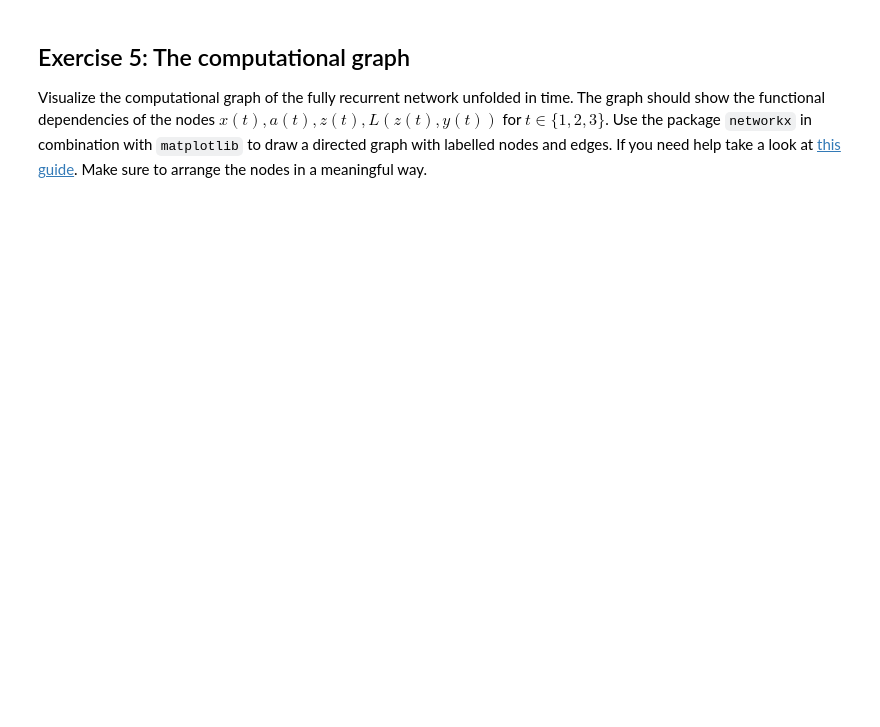
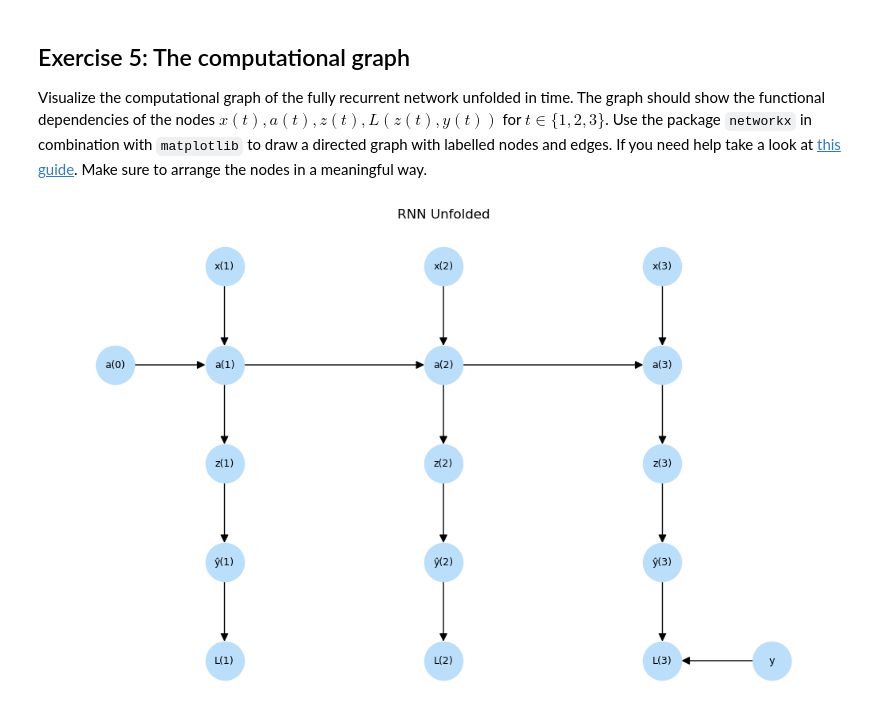
Before and after one commit to luki852/Master_AI, a Jupyter notebook: 1st_Semester/UE_LSTM/A1_Lukas_Steu_k51843919.ipynb, the cells around one changed output. Drawn from its saved outputs; the diff is of its cells as text; code cells hidden in the pictures; blank space fills up the shorter version.

```diff
--- a/1st_Semester/UE_LSTM/A1_Lukas_Steu_k51843919.ipynb
+++ b/1st_Semester/UE_LSTM/A1_Lukas_Steu_k51843919.ipynb
@@ -320,0 +253,57 @@ plt.show(block=False)
+# %%
+import networkx as nx
+import matplotlib.pyplot as plt
+
+# instantiate graph
+G = nx.DiGraph()
+
+# add nodes
+for t in [1, 2, 3]:
+    G.add_node(f"x{t}", label=f"x({t})")
+    G.add_node(f"a{t}", label=f"a({t})")
+    G.add_node(f"z{t}", label=f"z({t})")
+    G.add_node(f"y_hat{t}", label=f"ŷ({t})")
+    G.add_node(f"L{t}", label=f"L({t})")
+
+# initial state
+G.add_node("a0", label="a(0)")
+# true label
+G.add_node("y", label="y")
+
+# add edges
+for t in [1, 2, 3]:
+    G.add_edge(f"x{t}", f"a{t}")       # Input → Hidden
+    G.add_edge(f"a{t-1 if t>1 else 0}", f"a{t}")  # Recurrent connection
+    G.add_edge(f"a{t}", f"z{t}")       # Hidden → Logit
+    G.add_edge(f"z{t}", f"y_hat{t}")   # Logit → Prediction
+    G.add_edge(f"y_hat{t}", f"L{t}")   # Prediction → Loss
+
+# last loss label
+G.add_edge("y", "L3")
+
+# positioning
+pos = {
+    "x1": (0, 3), "x2": (2, 3), "x3": (4, 3),
+    "a0": (-1, 2), "a1": (0, 2), "a2": (2, 2), "a3": (4, 2),
+    "z1": (0, 1), "z2": (2, 1), "z3": (4, 1),
+    "y_hat1": (0, 0), "y_hat2": (2, 0), "y_hat3": (4, 0),
+    "L1": (0, -1), "L2": (2, -1), "L3": (4, -1),
+    "y": (5, -1)
+}
+
+# plot
+plt.figure(figsize=(10, 6))
+nx.draw(
+    G, pos,
+    with_labels=True,
+    labels=nx.get_node_attributes(G, 'label'),
+    node_color="#BBDEFB",
+    node_size=1200,
+    arrowsize=15,
+    font_size=9
+)
+plt.title("RNN Unfolded")
+plt.axis("off")
+plt.show()
+# %% [output]
+[figure, added]
```
Also changed, not shown: parts of 4 cells of this notebook, 2 other files.
